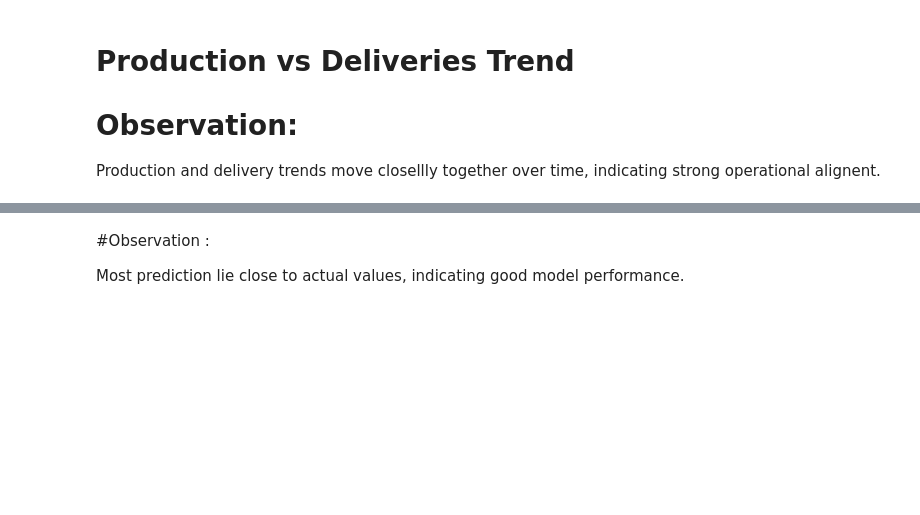
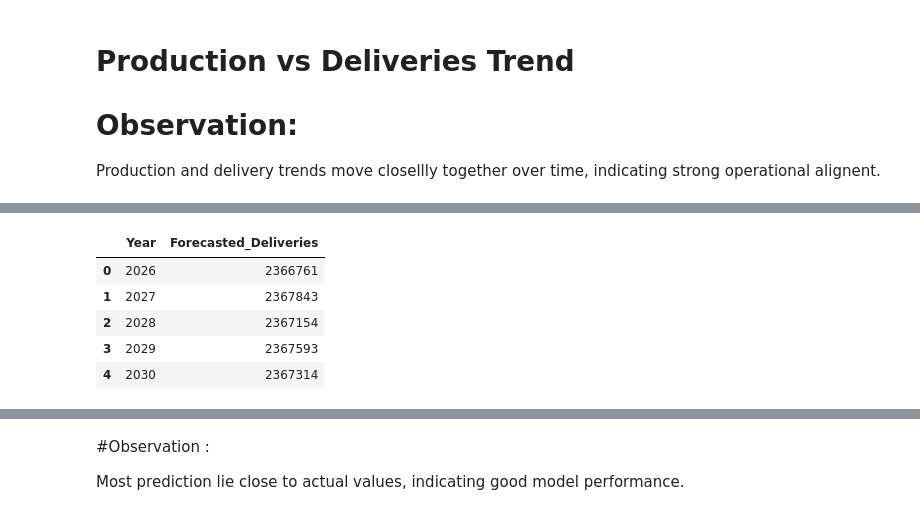
Before and after one commit to Divyanshuchouhan00/celebal-internship-assignments, a Jupyter notebook: week2/week2_DivyanshuChouhan_JIET.ipynb, the cells around one changed output, grey strips where cells are left out. Cells and saved outputs as stored; diff of their text form; code cells hidden in the pictures; blank space fills up the shorter version.

```diff
--- a/week2/week2_DivyanshuChouhan_JIET.ipynb
+++ b/week2/week2_DivyanshuChouhan_JIET.ipynb
@@ -250,20 +346,32 @@ print(grid_search.best_params_)
 # %%
 #Time series Forecasting
 
 yearly_data = df.groupby("Year")['Estimated_Deliveries'].sum()
 
 model = ARIMA(yearly_data, order=(1,1,1))
 
 model_fit = model.fit()
 
 forecast = model_fit.forecast(steps=5)
 
+future_years = np.arange(
+    yearly_data.index.max() +1,
+    yearly_data.index.max() +6
+)
+
 forecast_df = pd.DataFrame({
     'Year': future_years,
     'Forecasted_Deliveries': forecast.values.astype(int)
 })
 
 forecast_df
+# %% [output]
+|  | Year | Forecasted_Deliveries |
+| 0 | 2026 | 2366761 |
+| 1 | 2027 | 2367843 |
+| 2 | 2028 | 2367154 |
+| 3 | 2029 | 2367593 |
+| 4 | 2030 | 2367314 |
 # %%
 #Forecast Visualization
 
```
Also changed, not shown: parts of 20 cells of this notebook.
